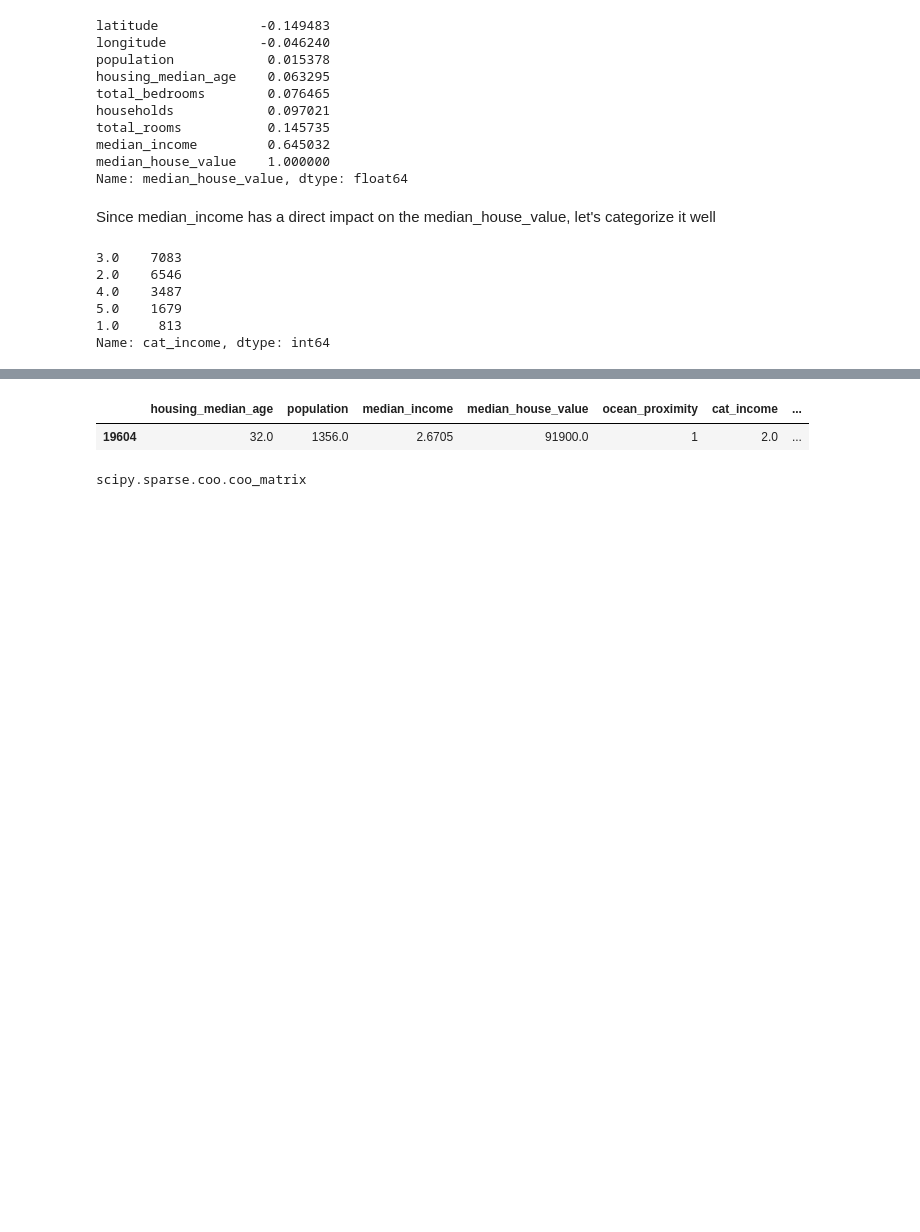
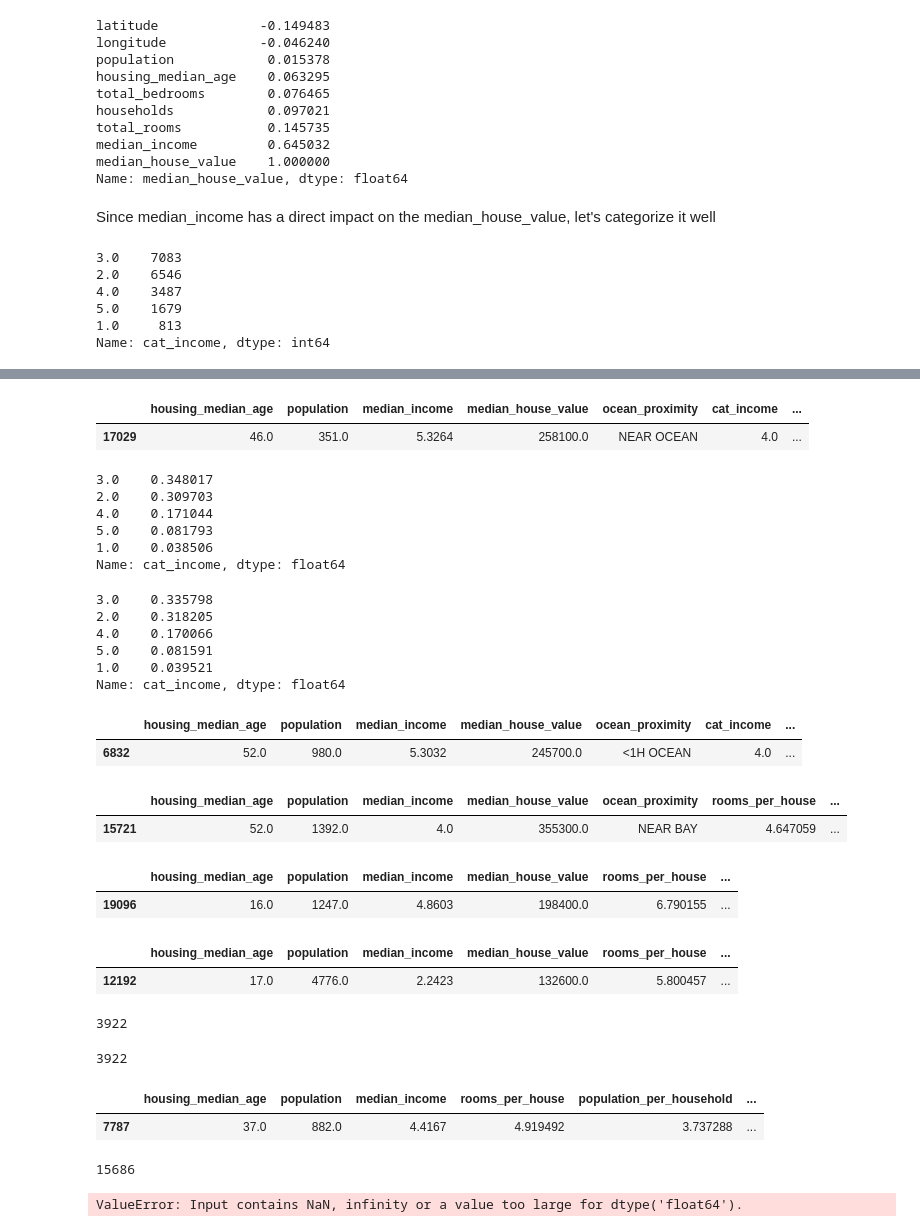
Before and after one commit to TheRochVoices/handson-ML, a Jupyter notebook: trial1.ipynb, the cells around one changed output, grey strips where cells are left out. Cells and saved outputs as stored; diff of their text form; code cells hidden in the pictures; blank space fills up the shorter version.

```diff
--- a/trial1.ipynb
+++ b/trial1.ipynb
@@ -121,4 +118,0 @@ ocean = df["ocean_proximity"]
-# %%
-from sklearn.preprocessing import LabelEncoder
-lencoder = LabelEncoder()
-df["ocean_proximity"] = lencoder.fit_transform(df["ocean_proximity"])
@@ -146,0 +119,7 @@ Name: ocean_proximity, Length: 19608, dtype: int64
+# %%
+from sklearn.model_selection import StratifiedShuffleSplit
+split = StratifiedShuffleSplit(n_splits=1, test_size=.2, random_state=42)
+# %%
+for train_index, test_index in split.split(df, df["cat_income"]):
+    strat_train_set = df.loc[train_index]
+    strat_test_set = df.loc[test_index]
@@ -147,5 +139,5 @@ Name: ocean_proximity, Length: 19608, dtype: int64
 # %%
-df.sample()
+strat_train_set.sample()
 # %% [output]
 |  | housing_median_age | population | median_income | median_house_value | ocean_proximity | cat_income | ... |
-| 19604 | 32.0 | 1356.0 | 2.6705 | 91900.0 | 1 | 2.0 | ... |
+| 17029 | 46.0 | 351.0 | 5.3264 | 258100.0 | NEAR OCEAN | 4.0 | ... |
@@ -156,4 +144,23 @@ df = hencoder.fit_transform(df)
-# %%
-type(df)
-# %% [output]
-scipy.sparse.coo.coo_matrix
+# %%
+strat_train_set["cat_income"].value_counts()/strat_train_set.shape[0]
+# %% [output]
+3.0    0.348017
+2.0    0.309703
+4.0    0.171044
+5.0    0.081793
+1.0    0.038506
+Name: cat_income, dtype: float64
+# %%
+strat_test_set["cat_income"].value_counts()/strat_test_set.shape[0]
+# %% [output]
+3.0    0.335798
+2.0    0.318205
+4.0    0.170066
+5.0    0.081591
+1.0    0.039521
+Name: cat_income, dtype: float64
+# %%
+strat_test_set.sample()
+# %% [output]
+|  | housing_median_age | population | median_income | median_house_value | ocean_proximity | cat_income | ... |
+| 6832 | 52.0 | 980.0 | 5.3032 | 245700.0 | <1H OCEAN | 4.0 | ... |
@@ -159,0 +170,5 @@ scipy.sparse.coo.coo_matrix
+# %%
+strat_train_set.sample()
+# %% [output]
+|  | housing_median_age | population | median_income | median_house_value | ocean_proximity | rooms_per_house | ... |
+| 15721 | 52.0 | 1392.0 | 4.0 | 355300.0 | NEAR BAY | 4.647059 | ... |
@@ -159,0 +178,10 @@ scipy.sparse.coo.coo_matrix
+# %%
+strat_train_set.sample()
+# %% [output]
+|  | housing_median_age | population | median_income | median_house_value | rooms_per_house | ... |
+| 19096 | 16.0 | 1247.0 | 4.8603 | 198400.0 | 6.790155 | ... |
+# %%
+strat_test_set.sample()
+# %% [output]
+|  | housing_median_age | population | median_income | median_house_value | rooms_per_house | ... |
+| 12192 | 17.0 | 4776.0 | 2.2423 | 132600.0 | 5.800457 | ... |
@@ -159,0 +191,8 @@ scipy.sparse.coo.coo_matrix
+# %%
+np.count_nonzero(y_test)
+# %% [output]
+3922
+# %%
+len(y_test)
+# %% [output]
+3922
@@ -159,0 +202,5 @@ scipy.sparse.coo.coo_matrix
+# %%
+strat_train_set.sample()
+# %% [output]
+|  | housing_median_age | population | median_income | rooms_per_house | population_per_household | ... |
+| 7787 | 37.0 | 882.0 | 4.4167 | 4.919492 | 3.737288 | ... |
@@ -159,0 +210,10 @@ scipy.sparse.coo.coo_matrix
+# %%
+np.isnan
+# %% [output]
+15686
+# %%
+from sklearn.linear_model import LinearRegression
+regressor = LinearRegression()
+regressor.fit(x_train, y_train)
+# %% [output]
+ValueError: Input contains NaN, infinity or a value too large for dtype('float64').
```
Also changed, not shown: parts of 14 cells of this notebook.
